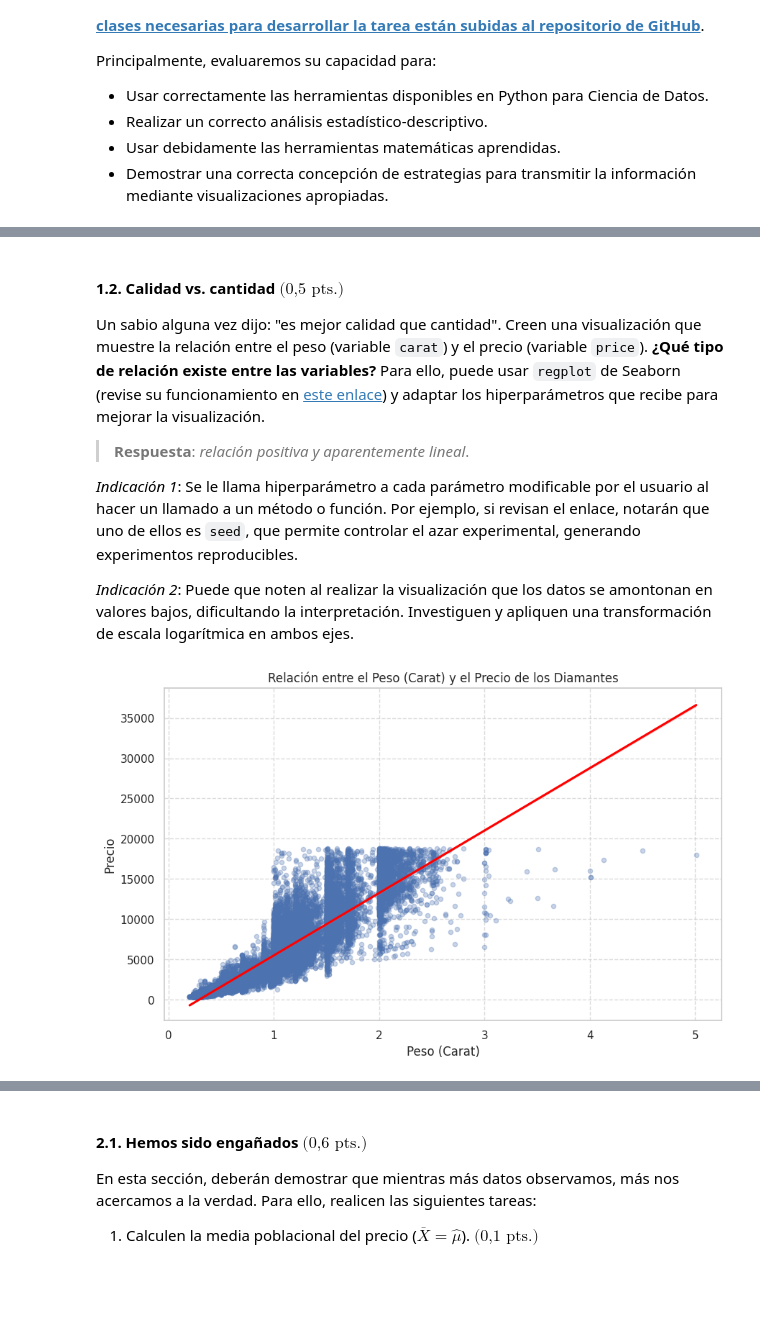
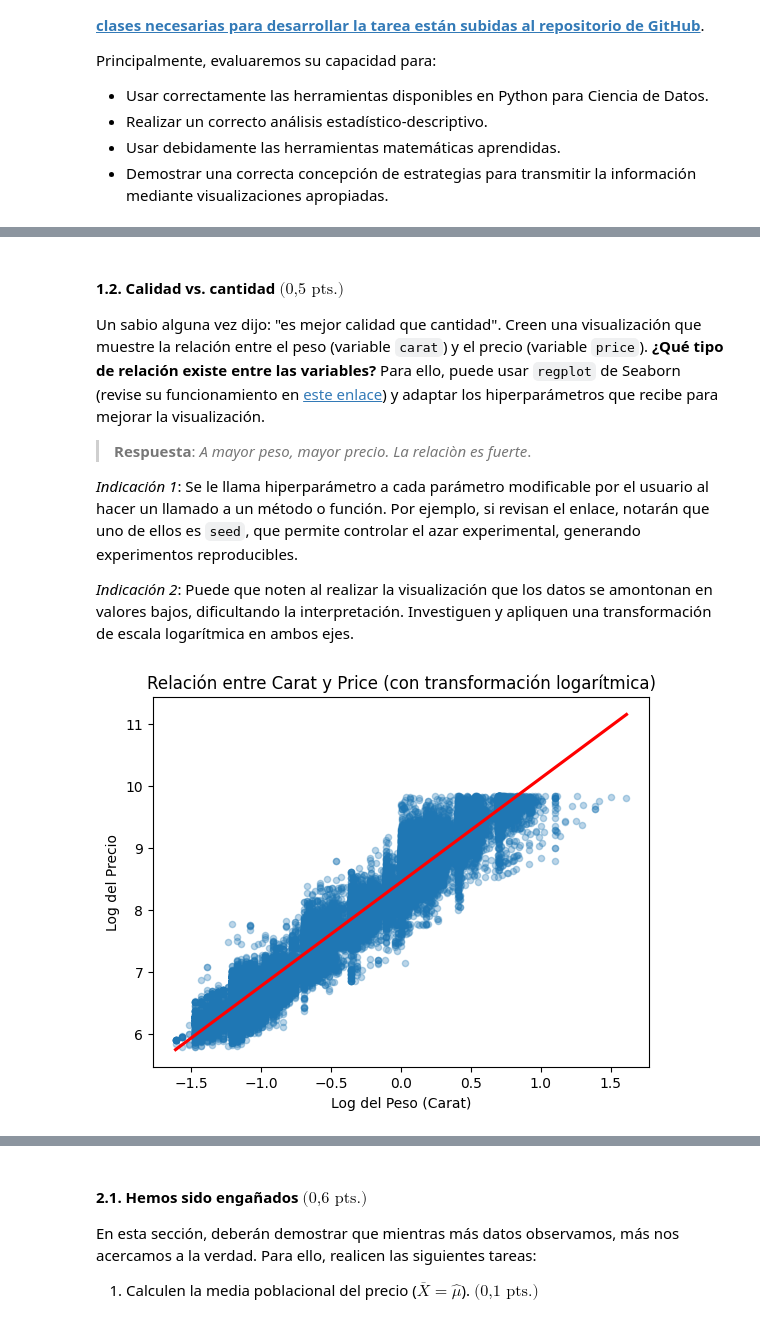
Before and after one commit to milemrc5-cpu/cursoedv-tarea1-equipo2, a Jupyter notebook: tareaedv.ipynb, the cells around one changed output, grey strips where cells are left out. Saved outputs shown, nothing was run; the diff lists cells and outputs as text; code cells hidden in the pictures; blank space fills up the shorter version.

```diff
--- a/tareaedv.ipynb
+++ b/tareaedv.ipynb
@@ -93,0 +53,6 @@ Price range: $326 to $18823
+# %%
+import seaborn as sns
+
+data_diamantes = sns.load_dataset('diamonds')
+
+print(data_diamantes.describe())
@@ -96,21 +81,19 @@ Price range: $326 to $18823
 
 Un sabio alguna vez dijo: "es mejor calidad que cantidad". Creen una visualización que muestre la relación entre el peso (variable `carat`) y el precio (variable `price`). **¿Qué tipo de relación existe entre las variables?** Para ello, puede usar `regplot` de Seaborn (revise su funcionamiento en [este enlace](https://seaborn.pydata.org/generated/seaborn.regplot.html)) y adaptar los hiperparámetros que recibe para mejorar la visualización.
 
-> **Respuesta**: *relación positiva y aparentemente lineal*.
+> **Respuesta**: *A mayor peso, mayor precio. La relaciòn es fuerte*.
 
 _Indicación 1_: Se le llama hiperparámetro a cada parámetro modificable por el usuario al hacer un llamado a un método o función. Por ejemplo, si revisan el enlace, notarán que uno de ellos es `seed`, que permite controlar el azar experimental, generando experimentos reproducibles.
 
 _Indicación 2_: Puede que noten al realizar la visualización que los datos se amontonan en valores bajos, dificultando la interpretación. Investiguen y apliquen una transformación de escala logarítmica en ambos ejes.
 # %%
 import matplotlib.pyplot as plt
-import seaborn as sns
+import numpy as np
 
-fig = plt.figure(figsize=(10, 6))
-sns.regplot(x='carat', y='price', data=diamonds, scatter_kws={'alpha':0.3, 's':20}, line_kws={'color':'red'})
-plt.title('Relación entre el Peso (Carat) y el Precio de los Diamantes')
-plt.xlabel('Peso (Carat)')
-plt.ylabel('Precio')
-plt.grid(True, linestyle='--', alpha=0.7)
+sns.regplot(x=np.log(data_diamantes['carat']), y=np.log(data_diamantes['price']), scatter_kws={'alpha':0.3, 's':20}, line_kws={'color':'red'}, data=data_diamantes)
+plt.title('Relación entre Carat y Price (con transformación logarítmica)')
+plt.xlabel('Log del Peso (Carat)')
+plt.ylabel('Log del Precio')
 plt.show()
 # %% [output]
-[figure, old version]
+[figure, new version]
```
Also changed, not shown: parts of 53 cells of this notebook.
